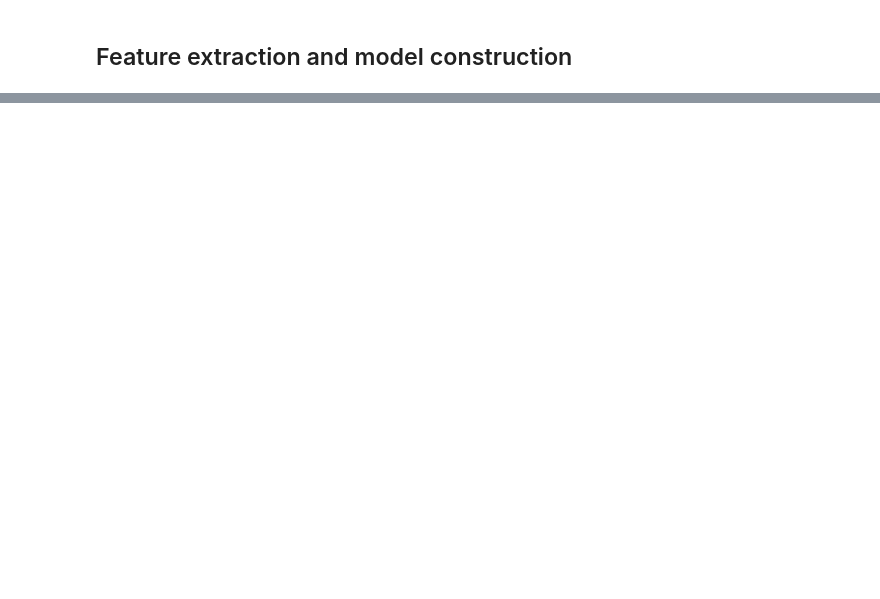
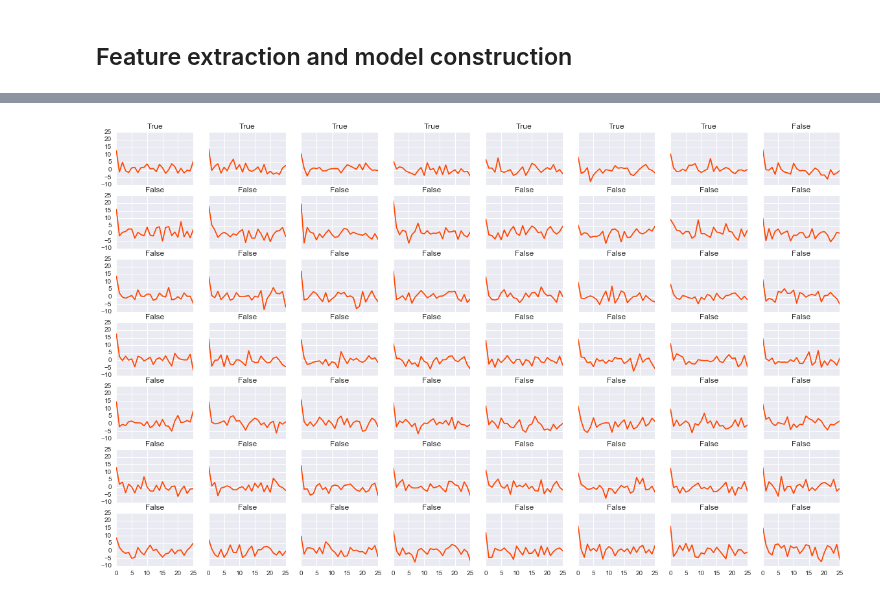
Before and after one commit to EndyLab/ShadowProteome, a Jupyter notebook: src/FeatureEngineering_v01.ipynb, the cells around one changed output, grey strips where cells are left out. Drawn from its saved outputs; the diff is of its cells as text; code cells hidden in the pictures; blank space fills up the shorter version.

```diff
--- a/src/FeatureEngineering_v01.ipynb
+++ b/src/FeatureEngineering_v01.ipynb
@@ -264,0 +277,17 @@ ax.scatter(summary.n[1:], summary.avg[1:], color='magenta', alpha=.5, s=10)
+# %%
+from scipy.fftpack import fft
+
+n = 56
+layout = (int(np.ceil(n/8)),8)
+
+df_fft = pd.DataFrame(test_object.aa_hydrophob[:n]).T.apply(lambda x: fft(x))
+L = int(df_fft.shape[0]/2)
+
+fig,ax = plt.subplots(*layout,figsize=(20,12),sharex=True,sharey=True)
+for i,x in enumerate(df_fft):
+    ax.flat[i].plot(df_fft.ix[0:L,x],color='orangered')
+    ax.flat[i].set_title(test_object.labels[i])
+    ax.flat[i].set_xlabel('')
+    ax.flat[i].set_ylabel('')
+# %% [output]
+[figure, added]
```
Also changed, not shown: parts of 42 cells of this notebook, 5 other files.
